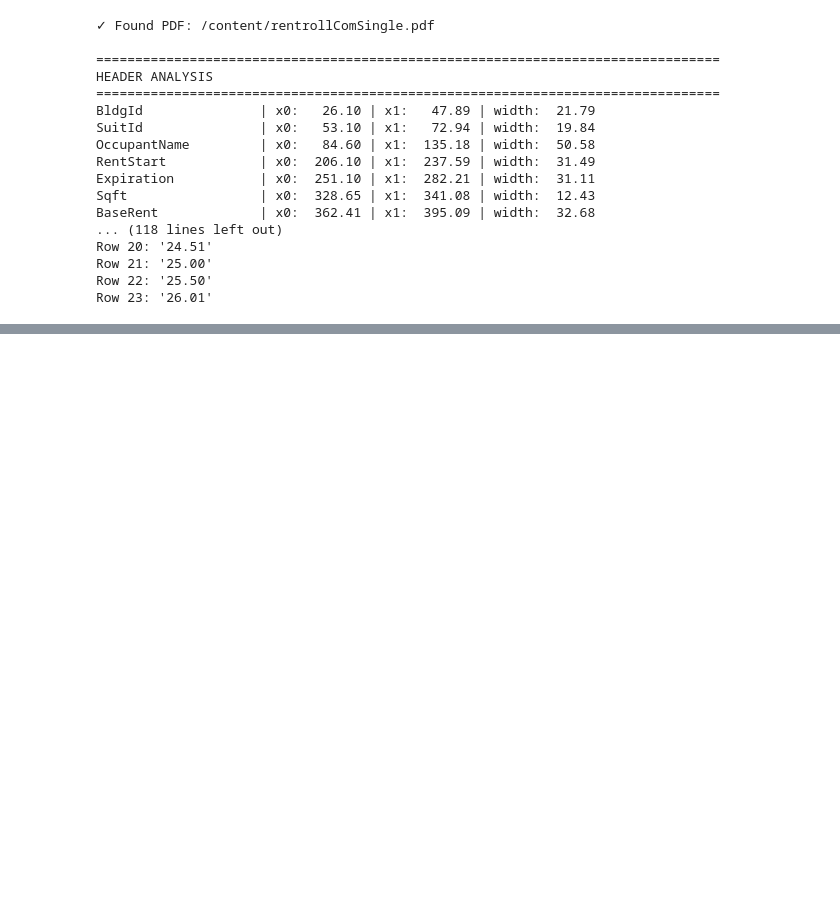
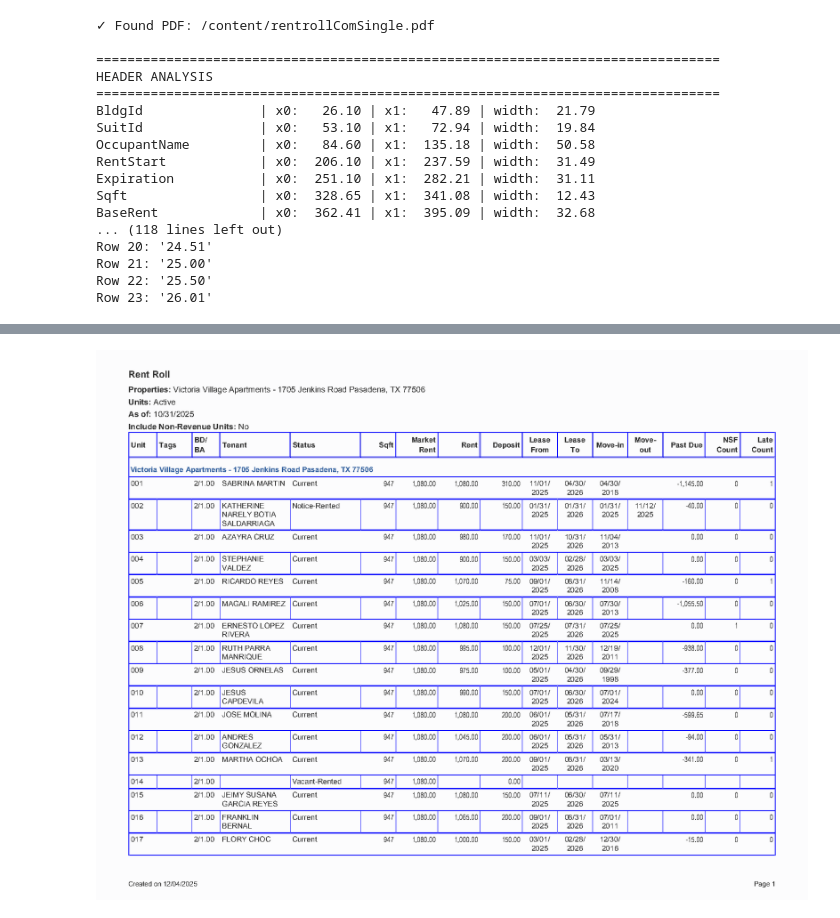
Before and after one commit to Imtiaj-Sajin/pdf-to-excel, a Jupyter notebook: RentRoll_extractor.ipynb, the cells around one changed output, grey strips where cells are left out. Cells and saved outputs as stored; diff of their text form; code cells hidden in the pictures; blank space fills up the shorter version.

```diff
--- a/RentRoll_extractor.ipynb
+++ b/RentRoll_extractor.ipynb
@@ -2427,0 +2436,5 @@ Row 23: '26.01'
+# %%
+import pdfplumber
+
+pdf = pdfplumber.open("/content/VV_Oct Rent Roll.pdf")
+len(pdf.pages)
@@ -2427,0 +2473,20 @@ Row 23: '26.01'
+# %%
+import matplotlib.pyplot as plt
+
+page = pdf.pages[0]
+
+im = page.to_image(resolution=150)
+
+
+# Draw rectangles (header cell borders)
+# im.draw_rects(page.rects, stroke="blue", stroke_width=1)
+
+# Draw rectangles (header cell borders)
+im.draw_rects(page.edges, stroke="blue", stroke_width=1)
+
+
+im.show()
+
+display(im)
+# %% [output]
+[figure, added]
```
Also changed, not shown: parts of 30 cells of this notebook.
